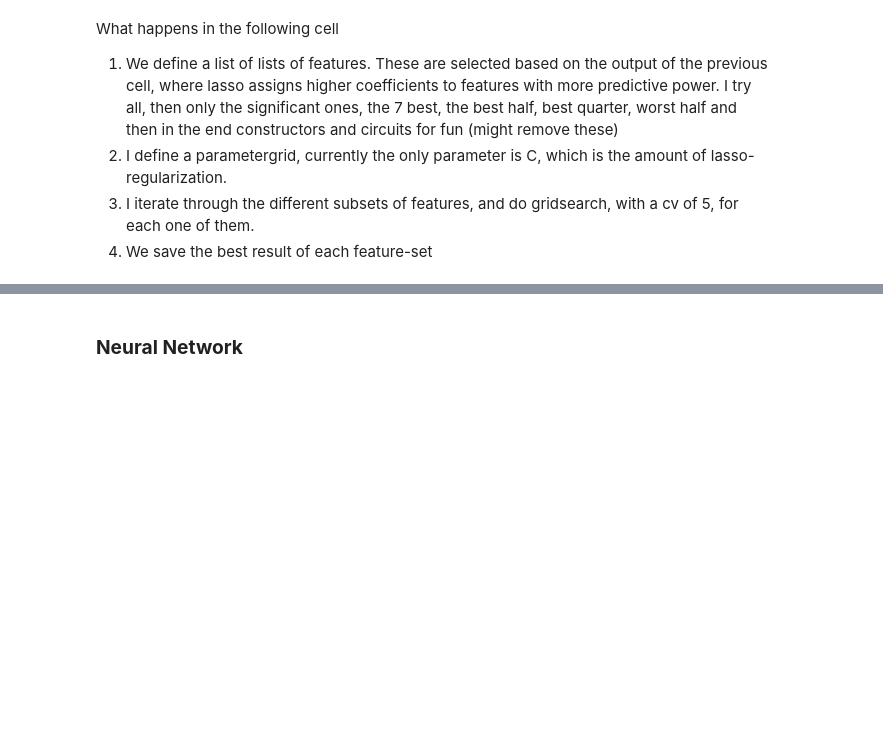
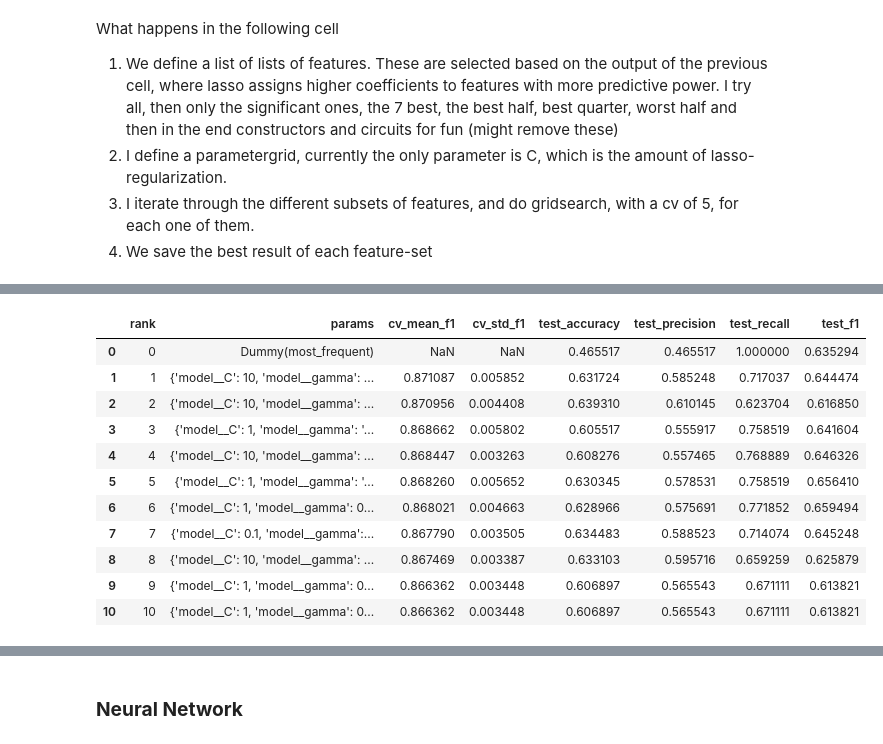
Before and after one commit to NilsHLund/f1-dnf-analysis, a Jupyter notebook: 41/code.ipynb, the cells around one changed output, grey strips where cells are left out. Saved outputs shown, nothing was run; the diff lists cells and outputs as text; code cells hidden in the pictures; blank space fills up the shorter version.

```diff
--- a/41/code.ipynb
+++ b/41/code.ipynb
@@ -587,0 +729,15 @@ Test score for best model with current features is: 0.6320754716981132
+# %%
+# Baseline SVM pipeline: StandardScaler + default SVC
+svm_baseline = Pipeline([
+    ("scaler", StandardScaler()),
+    ("model", SVC(random_state=RANDOM_STATE))
+])
+
+# Fit model
+svm_baseline.fit(X_train, y_train)
+
+# Predict test set
+y_pred_baseline = svm_baseline.predict(X_test)
+
+# Evaluate
+evaluate_model("Baseline SVM (DNF = 1)", y_test, y_pred_baseline)
@@ -587,0 +806,75 @@ Test score for best model with current features is: 0.6320754716981132
+# %%
+TOP_K = 10  # number of top SVM models you want to inspect
+
+# Extract and sort by mean_test_score (which corresponds to CV F1 because scoring="f1")
+cv_results = pd.DataFrame(svm_grid.cv_results_)
+cv_results_sorted = cv_results.sort_values(
+    by="mean_test_score", ascending=False
+).reset_index(drop=True)
+
+top_k_rows = cv_results_sorted.head(TOP_K)
+
+records = []
+
+# ==== 1) Add Dummy Baseline as Rank 0 ====
+
+dummy_clf = DummyClassifier(strategy="most_frequent")
+dummy_clf.fit(X_train, y_train)
+y_dummy = dummy_clf.predict(X_test)
+
+records.append({
+    "rank": 0,
+    "params": "Dummy(most_frequent)",
+    "cv_mean_f1": None,
+    "cv_std_f1": None,
+    "test_accuracy": accuracy_score(y_test, y_dummy),
+    "test_precision": precision_score(y_test, y_dummy, zero_division=0),
+    "test_recall": recall_score(y_test, y_dummy, zero_division=0),
+    "test_f1": f1_score(y_test, y_dummy, zero_division=0),
+})
+
+# ==== 2) Add Top-K SVM Models ====
+
+for idx, row in top_k_rows.iterrows():
+    params = row["params"]
+
+    # Clone base pipeline and set hyperparameters
+    model = clone(svm_grid.estimator)
+    model.set_params(**params)
+
+    # Fit on full training data
+    model.fit(X_train, y_train)
+
+    # Evaluate on test data
+    y_pred = model.predict(X_test)
+
+    rec = {
+        "rank": idx + 1,
+        "params": params,
+        "cv_mean_f1": row["mean_test_score"],
+        "cv_std_f1": row["std_test_score"],
+        "test_accuracy": accuracy_score(y_test, y_pred),
+        "test_precision": precision_score(y_test, y_pred, zero_division=0),
+        "test_recall": recall_score(y_test, y_pred, zero_division=0),
+        "test_f1": f1_score(y_test, y_pred, zero_division=0),
+    }
+    records.append(rec)
+
+# Convert to DataFrame
+comparison_df = pd.DataFrame(records)
+
+pd.set_option("display.max_colwidth", None)
+display(comparison_df)
+# %% [output]
+|  | rank | params | cv_mean_f1 | cv_std_f1 | test_accuracy | test_precision | test_recall | test_f1 |
+| 0 | 0 | Dummy(most_frequent) | NaN | NaN | 0.465517 | 0.465517 | 1.000000 | 0.635294 |
+| 1 | 1 | {'model__C': 10, 'model__gamma': ... | 0.871087 | 0.005852 | 0.631724 | 0.585248 | 0.717037 | 0.644474 |
+| 2 | 2 | {'model__C': 10, 'model__gamma': ... | 0.870956 | 0.004408 | 0.639310 | 0.610145 | 0.623704 | 0.616850 |
+| 3 | 3 | {'model__C': 1, 'model__gamma': '... | 0.868662 | 0.005802 | 0.605517 | 0.555917 | 0.758519 | 0.641604 |
+| 4 | 4 | {'model__C': 10, 'model__gamma': ... | 0.868447 | 0.003263 | 0.608276 | 0.557465 | 0.768889 | 0.646326 |
+| 5 | 5 | {'model__C': 1, 'model__gamma': '... | 0.868260 | 0.005652 | 0.630345 | 0.578531 | 0.758519 | 0.656410 |
+| 6 | 6 | {'model__C': 1, 'model__gamma': 0... | 0.868021 | 0.004663 | 0.628966 | 0.575691 | 0.771852 | 0.659494 |
+| 7 | 7 | {'model__C': 0.1, 'model__gamma':... | 0.867790 | 0.003505 | 0.634483 | 0.588523 | 0.714074 | 0.645248 |
+| 8 | 8 | {'model__C': 10, 'model__gamma': ... | 0.867469 | 0.003387 | 0.633103 | 0.595716 | 0.659259 | 0.625879 |
+| 9 | 9 | {'model__C': 1, 'model__gamma': 0... | 0.866362 | 0.003448 | 0.606897 | 0.565543 | 0.671111 | 0.613821 |
+| 10 | 10 | {'model__C': 1, 'model__gamma': 0... | 0.866362 | 0.003448 | 0.606897 | 0.565543 | 0.671111 | 0.613821 |
```
Also changed, not shown: parts of 24 cells of this notebook.
